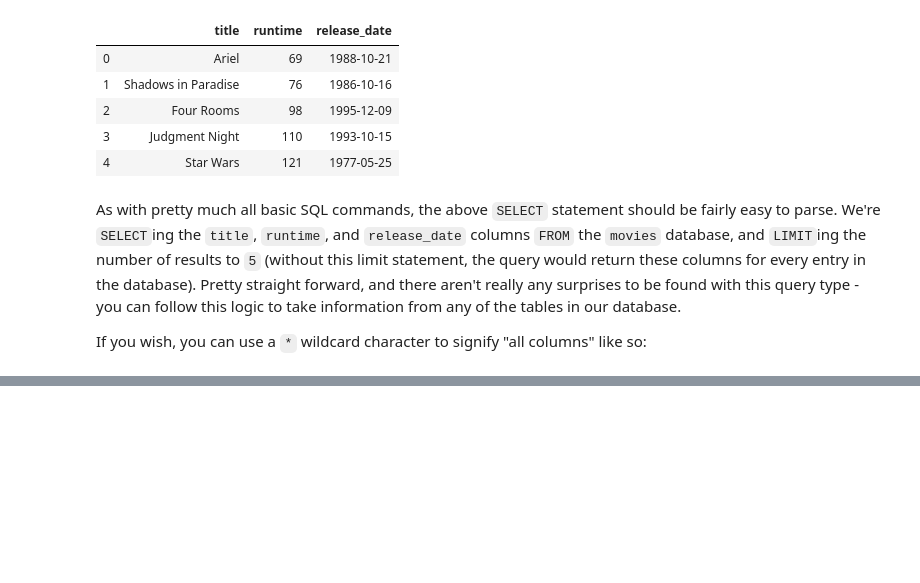
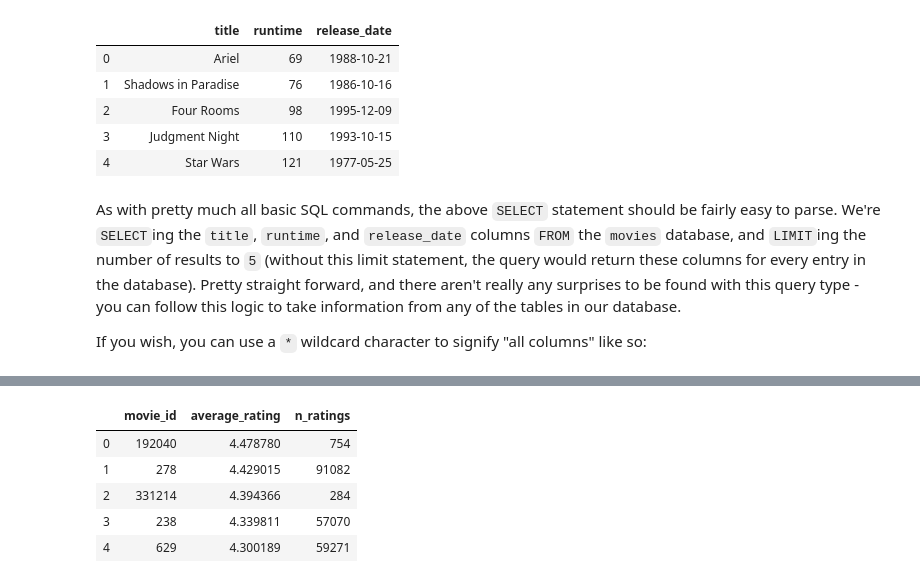
Before and after one commit to samrelins/SQL_demo, a Jupyter notebook: querying_a_database.ipynb, the cells around one changed output, grey strips where cells are left out. Saved outputs shown, nothing was run; the diff lists cells and outputs as text; code cells hidden in the pictures; blank space fills up the shorter version.

```diff
--- a/querying_a_database.ipynb
+++ b/querying_a_database.ipynb
@@ -263,0 +234,18 @@ Plan:
+# %%
+display_results(command = """
+                          SELECT movie_id,
+                                 AVG(rating) AS average_rating,
+                                 COUNT(rating) AS n_ratings
+                          FROM ratings
+                          GROUP BY movie_id
+                          HAVING n_ratings > 100
+                          ORDER BY average_rating DESC
+                          LIMIT 5
+                          """)
+# %% [output]
+|  | movie_id | average_rating | n_ratings |
+| 0 | 192040 | 4.478780 | 754 |
+| 1 | 278 | 4.429015 | 91082 |
+| 2 | 331214 | 4.394366 | 284 |
+| 3 | 238 | 4.339811 | 57070 |
+| 4 | 629 | 4.300189 | 59271 |
```
Also changed, not shown: parts of 63 cells of this notebook, 1 other file.
